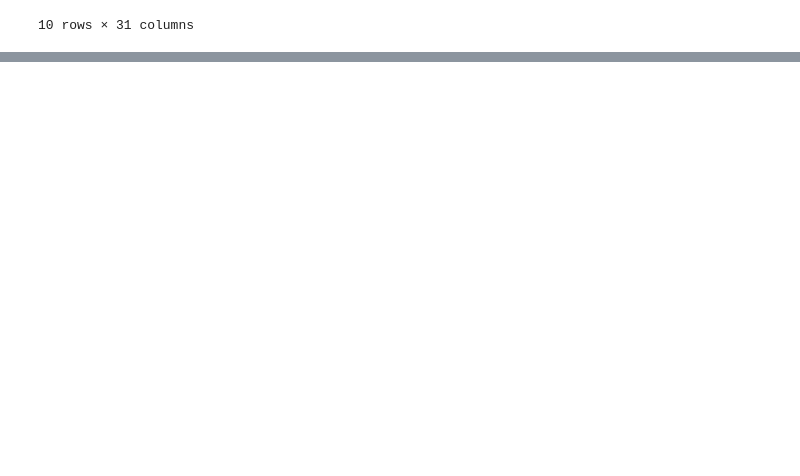
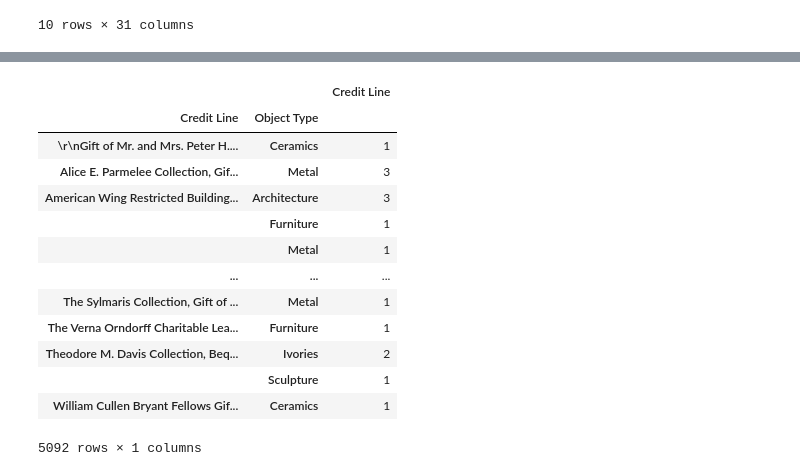
Before and after one commit to bjwlknsn/TheMetTeamProject, a Jupyter notebook: csv_review_data3.ipynb, the cells around one changed output, grey strips where cells are left out. Drawn from its saved outputs; the diff is of its cells as text; code cells hidden in the pictures; blank space fills up the shorter version.

```diff
--- a/csv_review_data3.ipynb
+++ b/csv_review_data3.ipynb
@@ -549,0 +546,20 @@ top_credit
+# %%
+credit_obj_grp=object_df.groupby(['Credit Line','Object Type'])
+credit_obj_grp_df=credit_obj_grp['Credit Line'].count()#.nlargest(10, 'Object ID')
+credit_obj_grp_df=pd.DataFrame(credit_obj_grp_df)
+credit_obj_grp_df
+# %% [output]
+|  |  | Credit Line |
+| Credit Line | Object Type |  |
+| \r\nGift of Mr. and Mrs. Peter H.... | Ceramics | 1 |
+| Alice E. Parmelee Collection, Gif... | Metal | 3 |
+| American Wing Restricted Building... | Architecture | 3 |
+|  | Furniture | 1 |
+|  | Metal | 1 |
+| ... | ... | ... |
+| The Sylmaris Collection, Gift of ... | Metal | 1 |
+| The Verna Orndorff Charitable Lea... | Furniture | 1 |
+| Theodore M. Davis Collection, Beq... | Ivories | 2 |
+|  | Sculpture | 1 |
+| William Cullen Bryant Fellows Gif... | Ceramics | 1 |
+5092 rows × 1 columns
```
Also changed, not shown: parts of 18 cells of this notebook, 7 other files.
